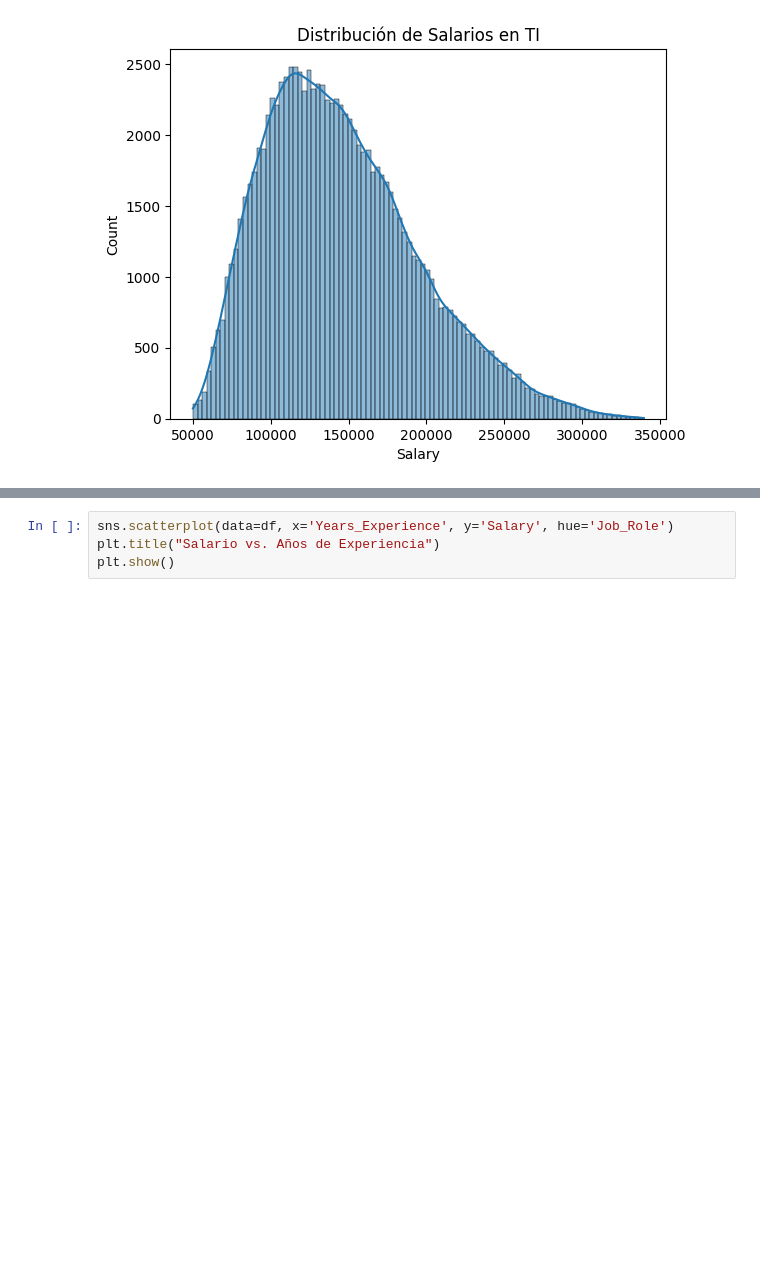
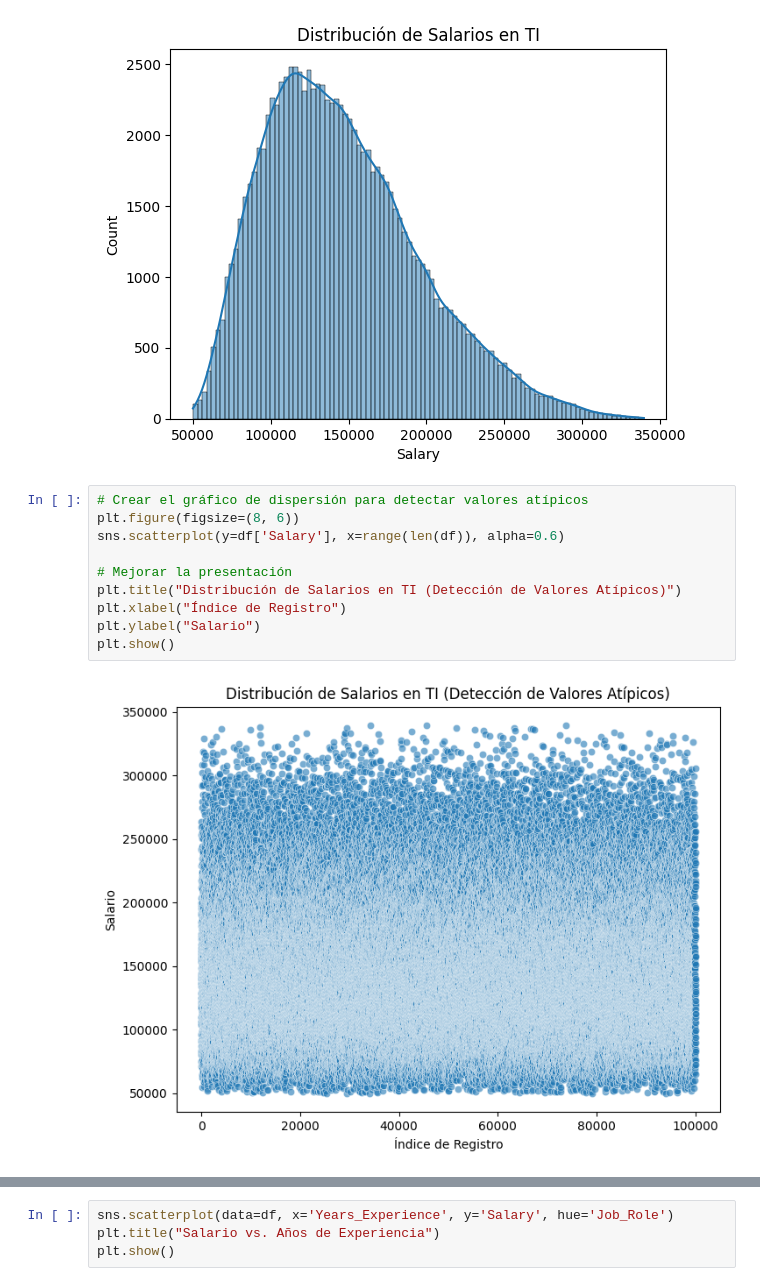
Before and after one commit to MarcoE25/Analisis-de-salarios, a Jupyter notebook: TechSalariesBD/CargarYexplorar.ipynb, the cells around one changed output, grey strips where cells are left out. Saved outputs shown, nothing was run; the diff lists cells and outputs as text; blank space fills up the shorter version.

```diff
--- a/TechSalariesBD/CargarYexplorar.ipynb
+++ b/TechSalariesBD/CargarYexplorar.ipynb
@@ -78,4 +78,16 @@ plt.title("Distribución de Salarios en TI")
 plt.show()
 # %% [output]
 [figure]
+# %%
+# Crear el gráfico de dispersión para detectar valores atípicos
+plt.figure(figsize=(8, 6))
+sns.scatterplot(y=df['Salary'], x=range(len(df)), alpha=0.6)
+
+# Mejorar la presentación
+plt.title("Distribución de Salarios en TI (Detección de Valores Atípicos)")
+plt.xlabel("Índice de Registro")
+plt.ylabel("Salario")
+plt.show()
+# %% [output]
+[figure, added]
 # %%
```
Also changed, not shown: parts of 1 cell of this notebook.
